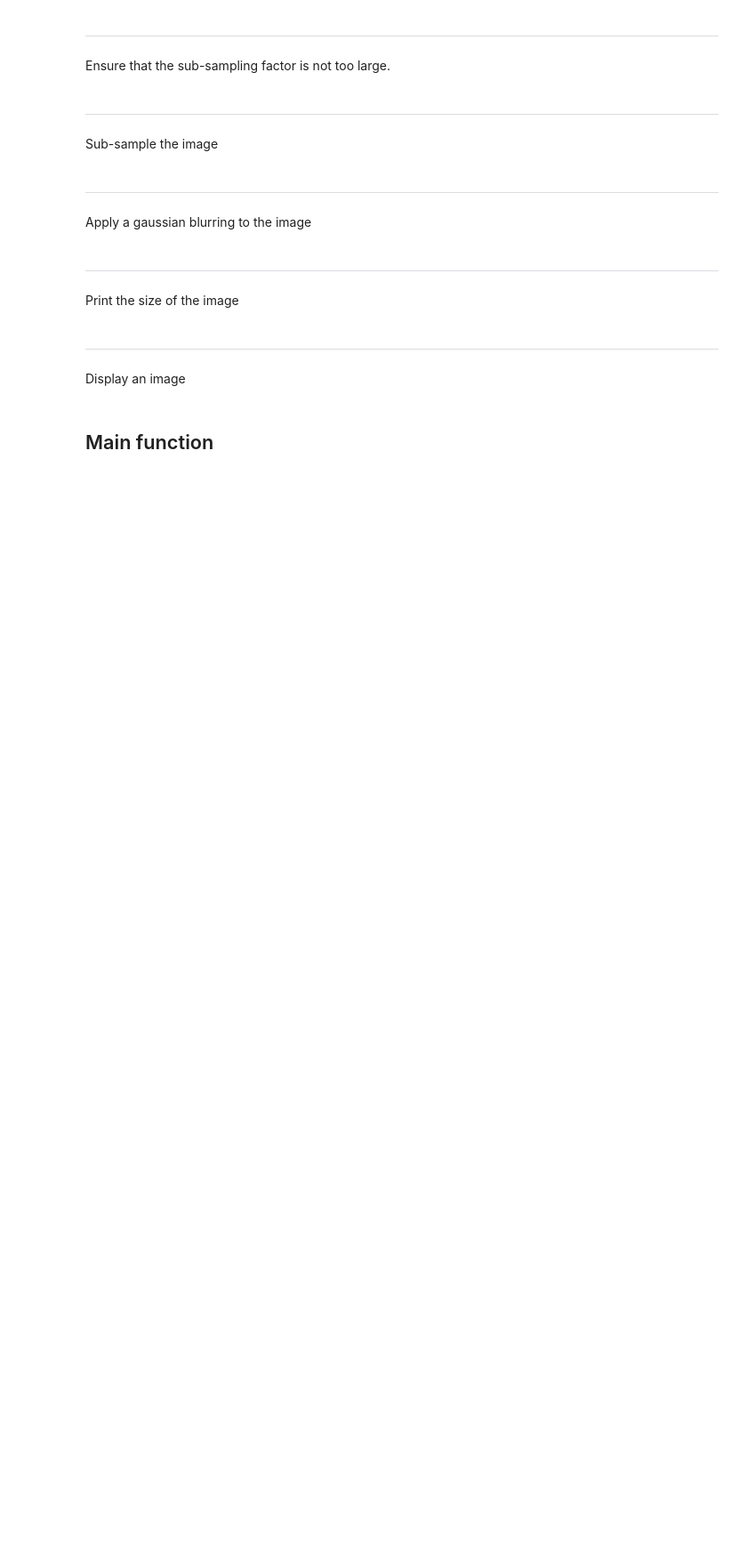
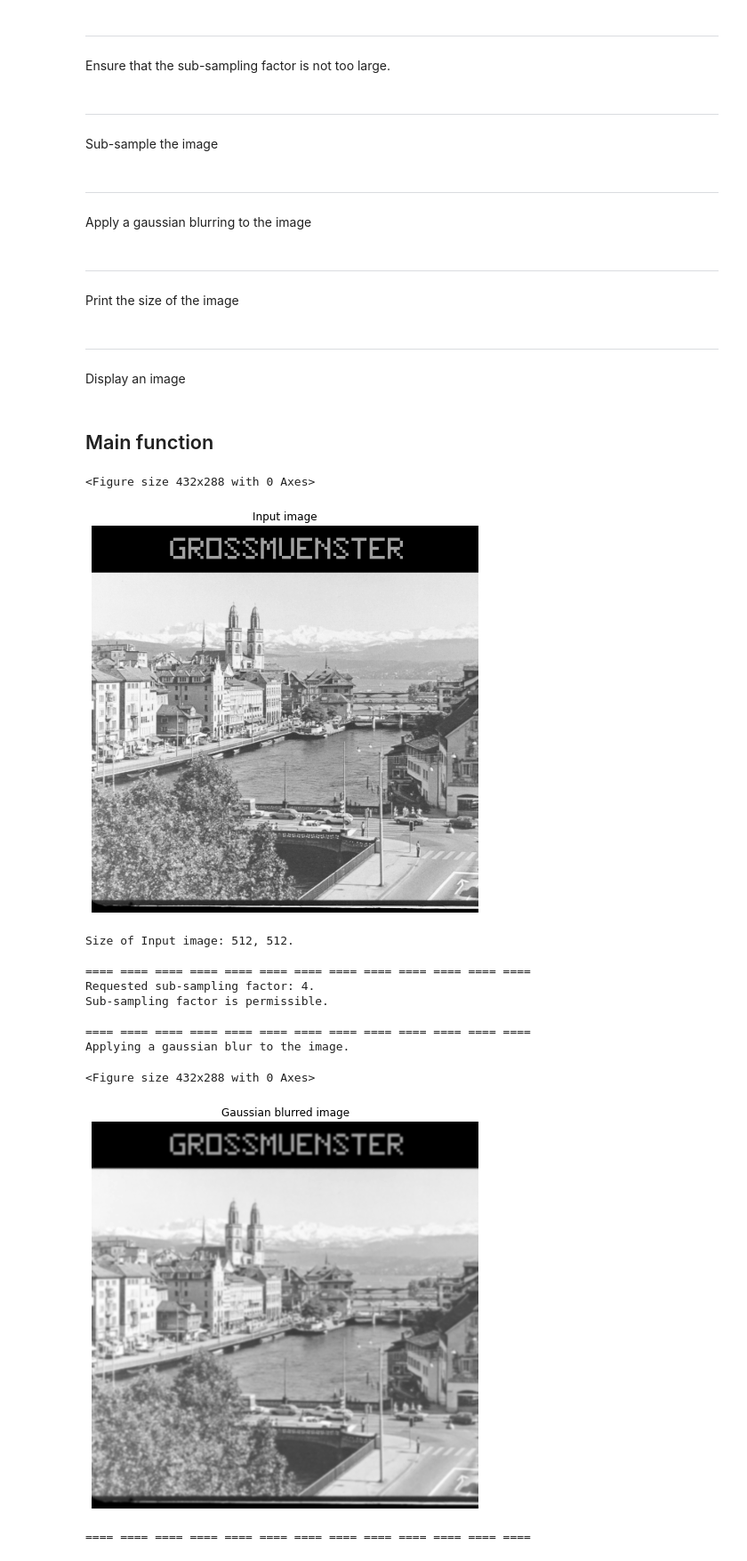
Before and after one commit to lukaszbinden/ethz-iacv-2020, a Jupyter notebook: exercise_1/1_sample.ipynb, the cells around one changed output. Shown: that part at 89% size. Saved outputs shown, nothing was run; the diff lists cells and outputs as text; code cells hidden in the pictures; blank space fills up the shorter version.

```diff
--- a/exercise_1/1_sample.ipynb
+++ b/exercise_1/1_sample.ipynb
@@ -76,7 +76,7 @@ def subsample_image(input_image, factor):
     # Replace this with the appropriate sub-sampling code
     # Hint: You may do this using a double for loop, but there is also a way to do this with one line of code!
     # ************************************
-    output_image = input_image
+    output_image = input_image[::factor,::factor]
 
     return output_image
 # %% [markdown]
@@ -101,7 +101,7 @@ def gaussian_filter_image(input_image, sigma):
     # Replace this with the appropriate code for smooth the image
     # Hint: Look at the modules being imported in the first cell of the notebook.
     # ************************************
-    output_image = input_image
+    output_image = gaussian_filter(input_image, sigma=sigma)
 
     return output_image
 # %% [markdown]
@@ -133,7 +133,8 @@ def display_image(image,title):
 
     fig = matplotlib.pyplot.gcf()
     DPI = fig.get_dpi()
-    plt.figure(figsize=(image.shape[0]/float(DPI),image.shape[1]/float(DPI)))
+    # plt.figure(figsize=(image.shape[0]/float(DPI),image.shape[1]/float(DPI)))
+    plt.figure(figsize=(8,8))
     plt.imshow(image, cmap=plt.cm.gray)
     plt.axis('off')
     plt.title(title)
@@ -190,12 +191,28 @@ def main_function(input_file, factor, sigma):
 # %%
 # Try playing around with
 # - different values of the sub-sampling factor
 # - different values of the strength of the blurring
 # - different images
 
-input_file = '/home/cvcourse/pics/carpet.png'
-factor = 2
-sigma = 0
+path = 'C:\\Users\\lukaszbinden\\git\\ethz-iacv-2020\\exercise_1\\'
+input_file = 'carpet.png'
+input_file = 'zurlim.png'
+factor = 4
+sigma = 1
 
 # Call the main_function
-main_function(input_file, factor, sigma)
+main_function(path + input_file, factor, sigma)
+# %% [output]
+<Figure size 432x288 with 0 Axes>
+[figure, added]
+Size of Input image: 512, 512.
+
+==== ==== ==== ==== ==== ==== ==== ==== ==== ==== ==== ==== ====
+Requested sub-sampling factor: 4.
+Sub-sampling factor is permissible.
+
+==== ==== ==== ==== ==== ==== ==== ==== ==== ==== ==== ==== ====
+Applying a gaussian blur to the image.
+<Figure size 432x288 with 0 Axes>
+[figure, added]
+==== ==== ==== ==== ==== ==== ==== ==== ==== ==== ==== ==== ====
```
Also changed, not shown: parts of 1 cell of this notebook, 9 other files.
